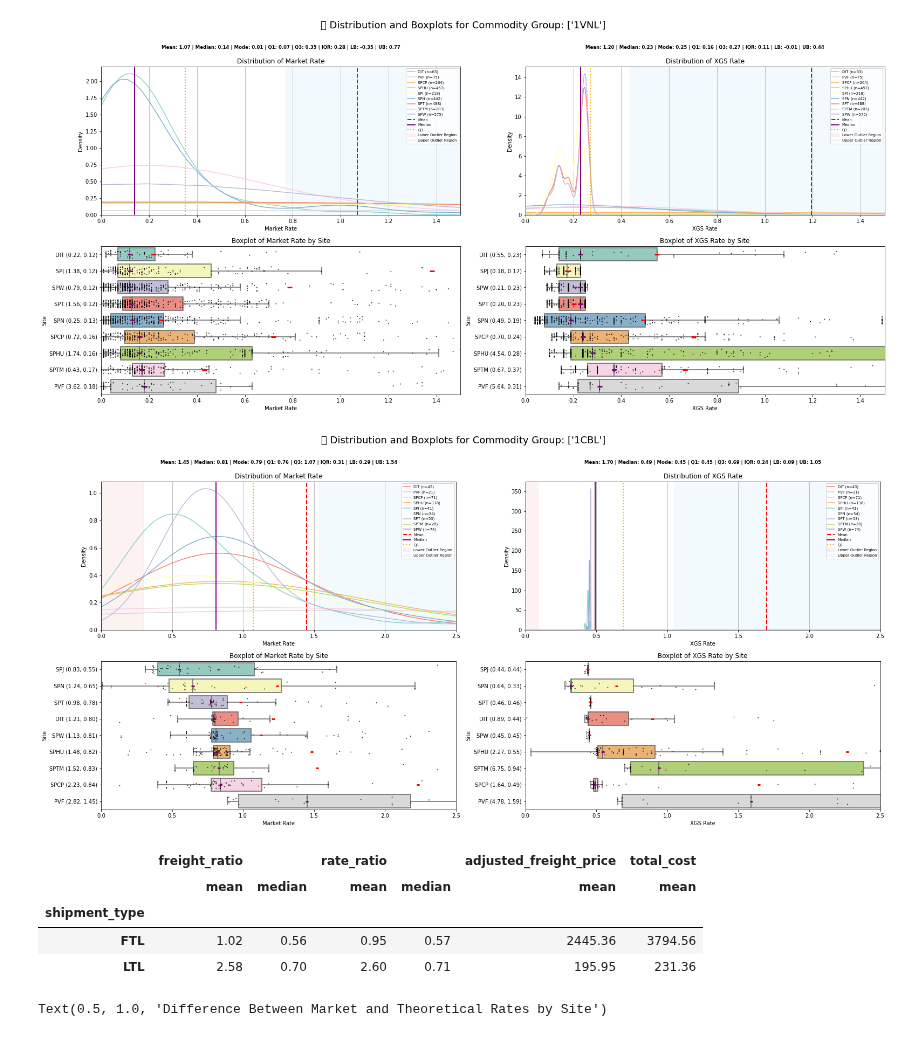
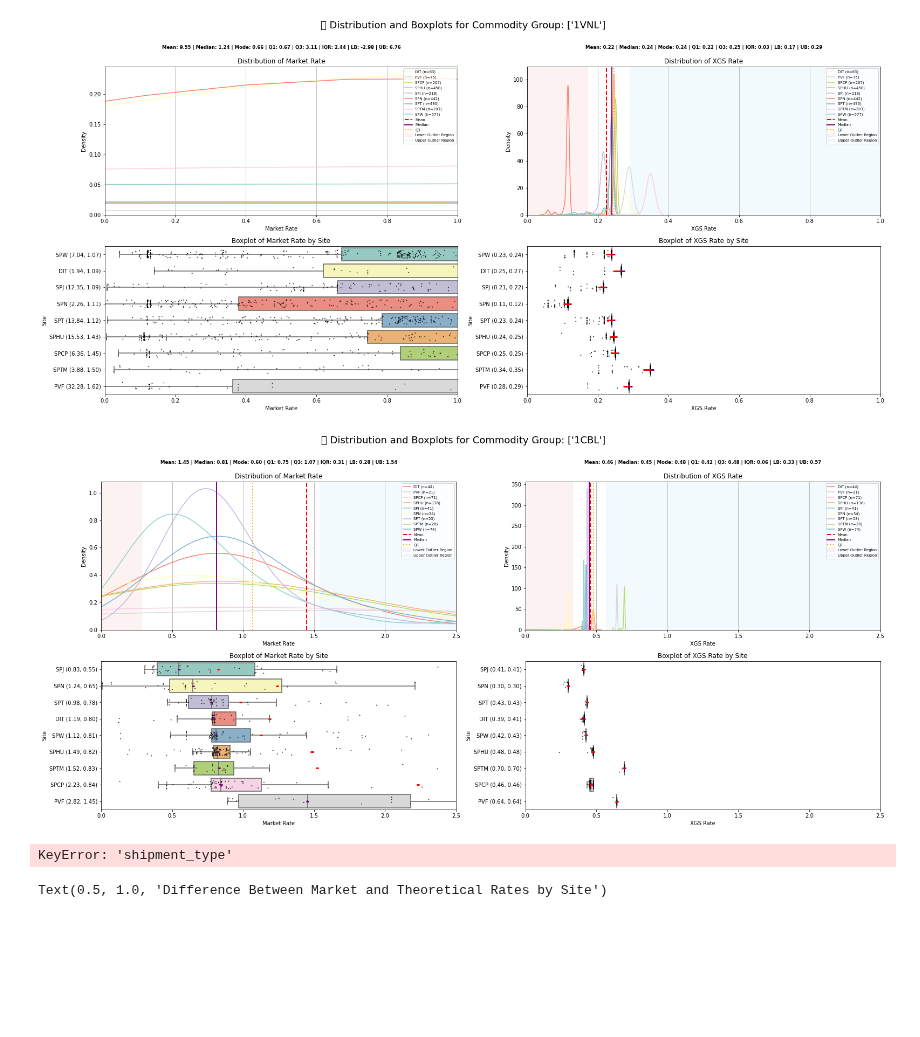
Before and after one commit to Zhuwaki/diverzify_freight_analysis, a Jupyter notebook: notebooks/nigel/nigel_18042025_histogram_v1500.ipynb, the cells around one changed output. Drawn from its saved outputs; the diff is of its cells as text; code cells hidden in the pictures; blank space fills up the shorter version.

```diff
--- a/notebooks/nigel/nigel_18042025_histogram_v1500.ipynb
+++ b/notebooks/nigel/nigel_18042025_histogram_v1500.ipynb
@@ -5,13 +5,13 @@ import seaborn as sns
 import pandas as pd
 
 # ✅ Load and clean data
-df = pd.read_csv('../../data/downloads/freight_comparison_20250422_160819.csv')
+df = pd.read_csv('../../data/downloads/freight_comparison_20250423_011913.csv')
 df.replace([float('inf'), float('-inf')], pd.NA, inplace=True)
-df.dropna(subset=["market_rate", "xgs_rate", "freight_ratio", "rate_ratio"], inplace=True)
+df.dropna(subset=["market_rate", "xgs_real_rate",], inplace=True)
 df = df[df['adjusted_freight_price'] > 0]
 
 # 📊 Define metrics and visuals
-metrics = ["market_rate", "xgs_rate"]
+metrics = ["market_rate", "xgs_real_rate"]
 titles = ["Market Rate", "XGS Rate"]
 colors = ["navy", "maroon", "steelblue", "darkorange"]
 
@@ -57,7 +57,7 @@ for group in commodity_groups:
         # 🔢 Fixed or smart zoom per group
         group_str = str(group).strip().replace("[", "").replace("]", "").replace("'", "")
         if group_str == "1VNL":
-            x_range = (0, 1.5)
+            x_range = (0, 1)
         elif group_str == "1CBL":
             x_range = (0, 2.5)
         else:
@@ -170,35 +170,35 @@ for group in commodity_groups:
                 xmin=median_val - 0.01,
                 xmax=median_val + 0.01,
                 color='purple',
                 linewidth=3,
                 label='Median' if idx == 0 else "",  # Only label once for legend
                 zorder=5
             )
             ax_bottom.hlines(
                 y=idx,
                 xmin=mean_val - 0.01,
                 xmax=mean_val + 0.01,
                 color='red',
                 linewidth=3,
                 label='Mean' if idx == 0 else "",
                 zorder=5
             )
 
 
         ax_bottom.set_title(f"Boxplot of {titles[i]} by Site")
         ax_bottom.set_xlabel(titles[i])
         ax_bottom.set_ylabel("Site")
         ax_bottom.legend([], [], frameon=False)
 
         # 🏷️ Set annotated Y-axis labels
         ax_bottom.set_yticks(range(len(y_labels)))
         ax_bottom.set_yticklabels(y_labels)
 
     plt.tight_layout()
     plt.show()
 # %% [output]
-[figure, old version]
+[figure, new version]
-[figure, old version]
+[figure, new version]
 # %%
 summary = df.groupby('shipment_type').agg({
     'freight_ratio': ['mean', 'median',],
@@ -208,11 +208,7 @@ summary = df.groupby('shipment_type').agg({
 }).round(2)
 summary
 # %% [output]
-|  | freight_ratio |  | rate_ratio |  | adjusted_freight_price | total_cost |
-|  | mean | median | mean | median | mean | mean |
-| shipment_type |  |  |  |  |  |  |
-| FTL | 1.02 | 0.56 | 0.95 | 0.57 | 2445.36 | 3794.56 |
-| LTL | 2.58 | 0.70 | 2.60 | 0.71 | 195.95 | 231.36 |
+KeyError: 'shipment_type'
 # %%
 df["rate_diff"] = df["market_rate"] - df["xgs_rate"]
 sns.boxplot(data=df, y="rate_diff", x="site")
```
Also changed, not shown: 6 other files.
